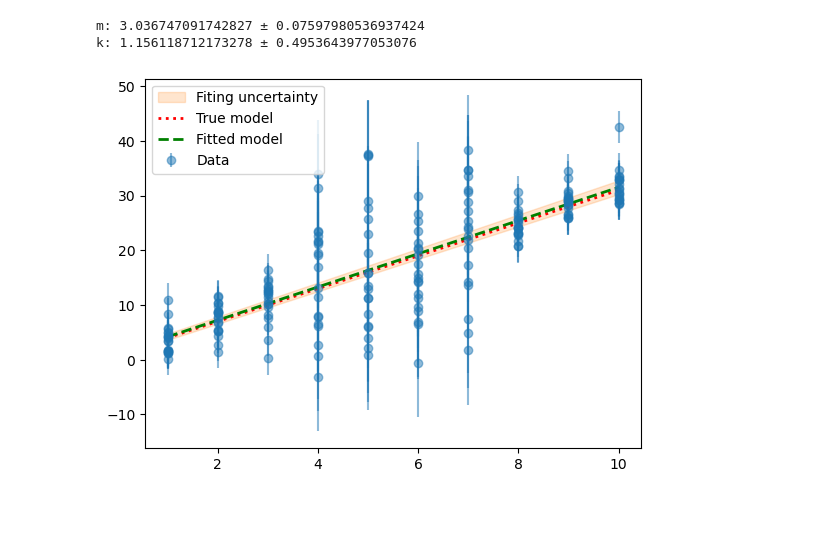
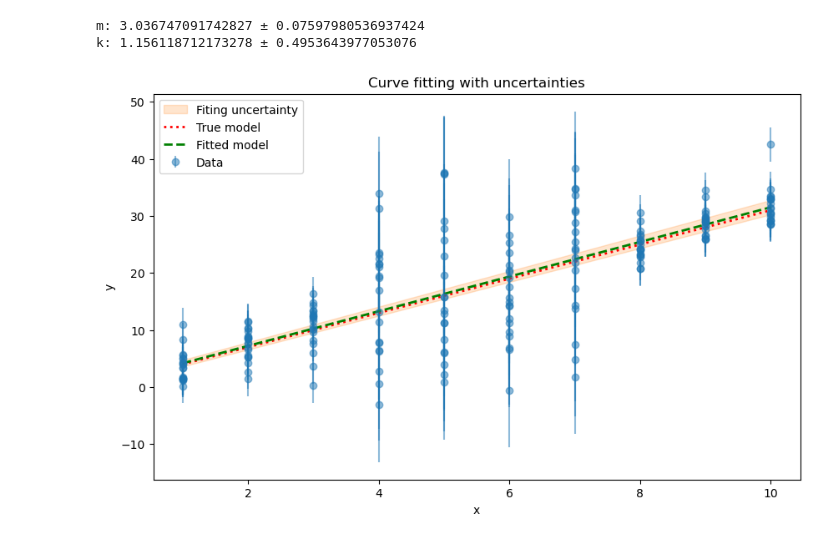
Before and after one commit to hyp0515/exp_phy_ii, a Jupyter notebook: apr29/practice_1.ipynb, the cells around one changed output. Saved outputs shown, nothing was run; the diff lists cells and outputs as text; code cells hidden in the pictures; blank space fills up the shorter version.

```diff
--- a/apr29/practice_1.ipynb
+++ b/apr29/practice_1.ipynb
@@ -101,7 +115,8 @@ mean: [ 3.7317675   7.51018254 10.62186273 15.3878198  17.27131913 15.90692865
 std: [ 2.57154411  2.70636339  3.81006406  9.85004994 11.60101412  7.44949283
  10.06736762  2.48776362  2.23224275  3.11042094]
 # %%
-parms, cov = curve_fit(linear, x_set.flatten(), y_adjust.flatten(), sigma=sigma_0_adjust.flatten(), absolute_sigma=True)
+parms, cov = curve_fit(linear, x_set.flatten(), y_adjust.flatten(), sigma=sigma_0_adjust.flatten(),
+                       absolute_sigma=True)
 parms_uncertainty = np.sqrt(np.diag(cov))
 
 print(f"m: {parms[0]} ± {parms_uncertainty[0]}")
@@ -112,20 +127,28 @@ k: 1.156118712173278 ± 0.4953643977053076
 # %%
 # Calculate the upper and lower bounds of the model
 y_upper = linear(x, parms[0] + parms_uncertainty[0], parms[1] + parms_uncertainty[1])
 y_lower = linear(x, parms[0] - parms_uncertainty[0], parms[1] - parms_uncertainty[1])
 
 # Plot the area of uncertainties
+plt.figure(figsize=(10, 6))
 plt.fill_between(x, y_lower, y_upper, color='C1', alpha=0.2, label='Fiting uncertainty')
 
-plt.errorbar(x_set.flatten(), y_adjust.flatten(), yerr=sigma_0_adjust.flatten(), fmt='o', color='C0', alpha=0.5, label='Data')
+plt.errorbar(x_set.flatten(), y_adjust.flatten(), yerr=sigma_0_adjust.flatten(),
+             fmt='o', color='C0', alpha=0.5, label='Data')
 
 plt.plot(x, y_true[0, :], 'r:', label='True model', lw=2)
 
 # Plot the fitted model
 plt.plot(x, linear(x, *parms), 'g--', label='Fitted model', lw=2)
 
+plt.xlabel('x')
+plt.ylabel('y')
+
+plt.title('Curve fitting with uncertainties')
+
 # Add legend and show the plot
 plt.legend(loc='upper left')
+plt.savefig('./fig/output_1_3.pdf', transparent=True)
 plt.show()
 # %% [output]
-[figure, old version]
+[figure, new version]
```
Also changed, not shown: parts of 2 cells of this notebook, 8 other files.
